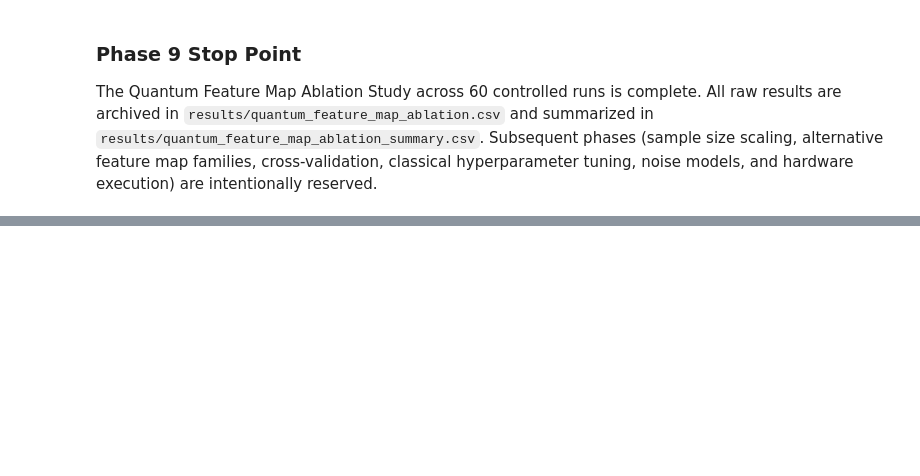
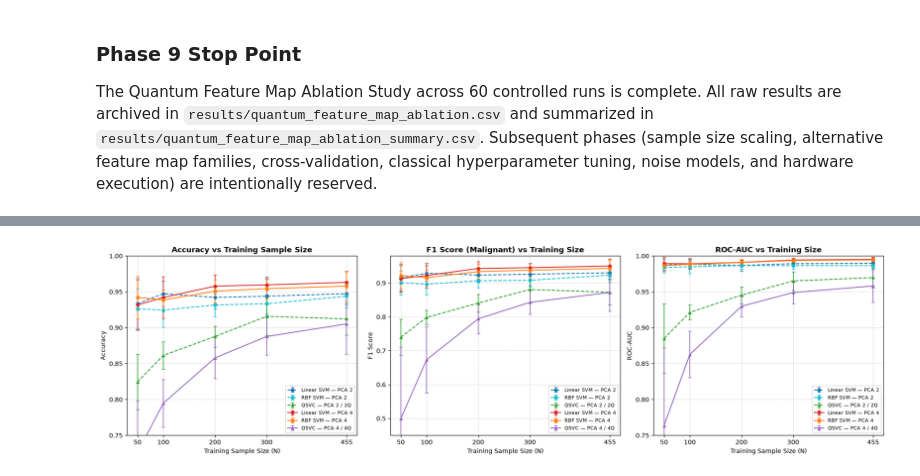
Before and after one commit to SinaQP/SVM-Vs-QSVM, a Jupyter notebook: svm_vs_qsvm_setup.ipynb, the cells around one changed output, grey strips where cells are left out. Saved outputs shown, nothing was run; the diff lists cells and outputs as text; code cells hidden in the pictures; blank space fills up the shorter version.

```diff
--- a/svm_vs_qsvm_setup.ipynb
+++ b/svm_vs_qsvm_setup.ipynb
@@ -2621,0 +3159,93 @@ The Quantum Feature Map Ablation Study across 60 controlled runs is complete. Al
+# %%
+# Figure 1: Performance Scaling Curves
+fig, axes = plt.subplots(1, 3, figsize=(18, 5))
+metrics_info = [
+    ("accuracy", "Accuracy vs Training Sample Size", "Accuracy", (0.75, 1.00)),
+    ("f1", "F1 Score (Malignant) vs Training Size", "F1 Score", (0.45, 0.98)),
+    ("roc_auc", "ROC-AUC vs Training Size", "ROC-AUC", (0.75, 1.00)),
+]
+
+models_order = [
+    ("Linear SVM — PCA 2", "tab:blue", "--", "o"),
+    ("RBF SVM — PCA 2", "tab:cyan", "--", "s"),
+    ("QSVC — PCA 2 / 2Q (reps=1, full)", "tab:green", "--", "^"),
+    ("Linear SVM — PCA 4", "tab:red", "-", "o"),
+    ("RBF SVM — PCA 4", "tab:orange", "-", "s"),
+    ("QSVC — PCA 4 / 4Q (reps=1, full)", "tab:purple", "-", "^"),
+]
+
+for ax, (m_key, title, ylabel, ylim) in zip(axes, metrics_info):
+    for m_name, col, ls, marker in models_order:
+        sub = summary_df[summary_df["model"] == m_name].sort_values("train_size")
+        ax.errorbar(
+            sub["train_size"], sub[f"{m_key}_mean"], yerr=sub[f"{m_key}_std"],
+            fmt=marker + ls, color=col, label=m_name.replace(" (reps=1, full)", ""),
+            capsize=3, elinewidth=1.2, markersize=5
+        )
+    ax.set_title(title, fontsize=12, fontweight="bold")
+    ax.set_xlabel("Training Sample Size (N)")
+    ax.set_ylabel(ylabel)
+    ax.set_xticks(TRAIN_SIZES)
+    ax.set_ylim(ylim)
+    ax.grid(True, linestyle="--", alpha=0.5)
+    ax.legend(fontsize=8)
+
+plt.tight_layout()
+plot_perf_path = os.path.join(RESULTS_DIR, "scaling_performance_plots.png")
+plt.savefig(plot_perf_path, dpi=150)
+plt.show()
+
+# Figure 2: Computational & Geometric Scaling
+fig, axes = plt.subplots(1, 3, figsize=(18, 5))
+
+# Panel A: Runtime vs Training Size (Log Scale)
+ax = axes[0]
+for m_name, col, ls, marker in models_order:
+    sub = summary_df[summary_df["model"] == m_name].sort_values("train_size")
+    ax.plot(
+        sub["train_size"], sub["runtime_mean"], marker + ls, color=col,
+        label=m_name.replace(" (reps=1, full)", "")
+    )
+ax.set_yscale("log")
+ax.set_title("Total Runtime vs Training Size (Log Scale)", fontsize=12, fontweight="bold")
+ax.set_xlabel("Training Sample Size (N)")
+ax.set_ylabel("Seconds (log scale)")
+ax.set_xticks(TRAIN_SIZES)
+ax.grid(True, which="both", linestyle="--", alpha=0.5)
+ax.legend(fontsize=8)
+
+# Panel B: Quantum Kernel Memory vs N
+ax = axes[1]
+q_sub2 = summary_df[summary_df["model"] == "QSVC — PCA 2 / 2Q (reps=1, full)"].sort_values("train_size")
+q_sub4 = summary_df[summary_df["model"] == "QSVC — PCA 4 / 4Q (reps=1, full)"].sort_values("train_size")
+mem_kb2 = q_sub2["kernel_total_bytes_mean"] / 1024
+mem_kb4 = q_sub4["kernel_total_bytes_mean"] / 1024
+ax.plot(q_sub2["train_size"], mem_kb2, "o--", color="tab:green", label="2Q QSVC Memory")
+ax.plot(q_sub4["train_size"], mem_kb4, "^-", color="tab:purple", label="4Q QSVC Memory")
+ax.set_title("Quantum Kernel Memory Footprint vs N", fontsize=12, fontweight="bold")
+ax.set_xlabel("Training Sample Size (N)")
+ax.set_ylabel("Kernel Storage (Kilobytes)")
+ax.set_xticks(TRAIN_SIZES)
+ax.grid(True, linestyle="--", alpha=0.5)
+ax.legend(fontsize=9)
+
+# Panel C: PCA Explained Variance Ratio vs N
+ax = axes[2]
+pca2_sub = summary_df[summary_df["model"] == "Linear SVM — PCA 2"].sort_values("train_size")
+pca4_sub = summary_df[summary_df["model"] == "Linear SVM — PCA 4"].sort_values("train_size")
+ax.plot(pca2_sub["train_size"], pca2_sub["pca_explained_variance_mean"], "o--", color="tab:blue", label="PCA 2 Components")
+ax.plot(pca4_sub["train_size"], pca4_sub["pca_explained_variance_mean"], "s-", color="tab:red", label="PCA 4 Components")
+ax.set_title("PCA Explained Variance Retention vs N", fontsize=12, fontweight="bold")
+ax.set_xlabel("Training Sample Size (N)")
+ax.set_ylabel("Explained Variance Ratio Sum")
+ax.set_xticks(TRAIN_SIZES)
+ax.set_ylim(0.55, 0.85)
+ax.grid(True, linestyle="--", alpha=0.5)
+ax.legend(fontsize=9)
+
+plt.tight_layout()
+plot_comp_path = os.path.join(RESULTS_DIR, "scaling_computational_plots.png")
+plt.savefig(plot_comp_path, dpi=150)
+plt.show()
+# %% [output]
+[figure, added]
```
Also changed, not shown: parts of 48 cells of this notebook, 41 other files.
